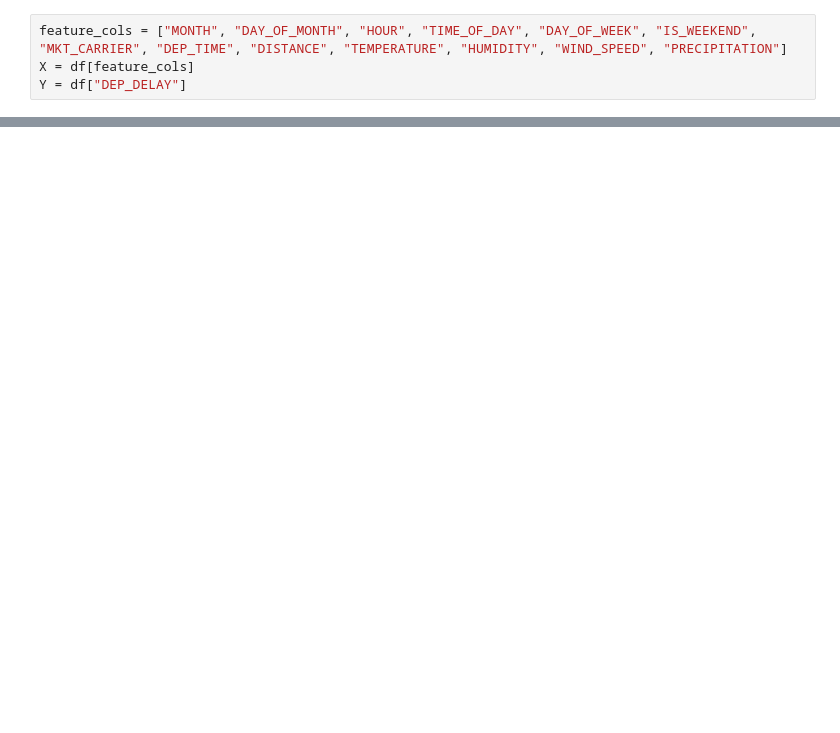
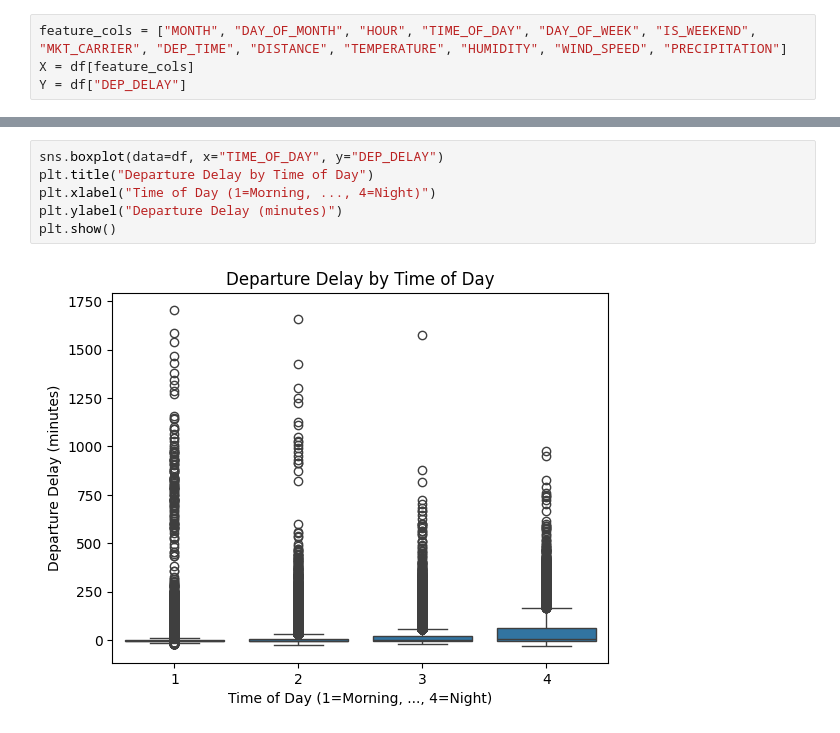
Before and after one commit to themohitnair/flitepred, a Jupyter notebook: model/viz.ipynb, the cells around one changed output, grey strips where cells are left out. Cells and saved outputs as stored; diff of their text form; blank space fills up the shorter version.

```diff
--- a/model/viz.ipynb
+++ b/model/viz.ipynb
@@ -17,0 +35,8 @@ Y = df["DEP_DELAY"]
+# %%
+sns.boxplot(data=df, x="TIME_OF_DAY", y="DEP_DELAY")
+plt.title("Departure Delay by Time of Day")
+plt.xlabel("Time of Day (1=Morning, ..., 4=Night)")
+plt.ylabel("Departure Delay (minutes)")
+plt.show()
+# %% [output]
+[figure, added]
```
Also changed, not shown: parts of 4 cells of this notebook.
